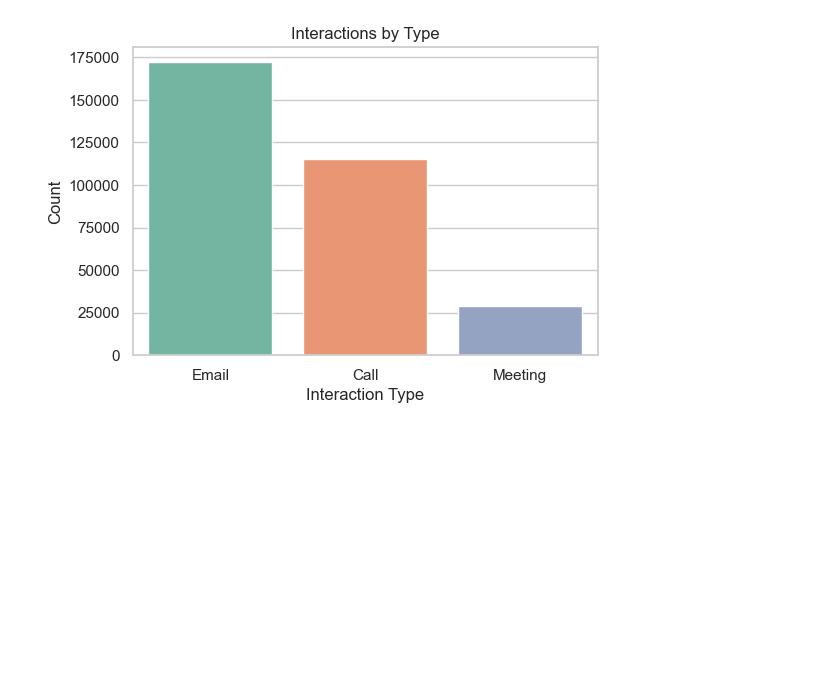
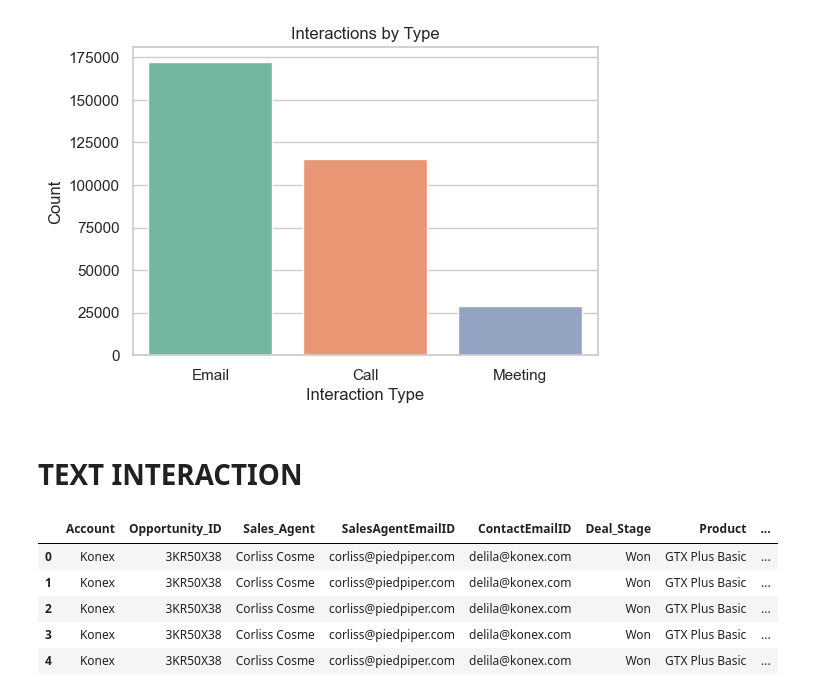
Before and after one commit to TravisJohn/kaggle-projects, a Jupyter notebook: sales-forecasting/notebooks/working.ipynb, the cells around one changed output. Cells and saved outputs as stored; diff of their text form; code cells hidden in the pictures; blank space fills up the shorter version.

```diff
--- a/sales-forecasting/notebooks/working.ipynb
+++ b/sales-forecasting/notebooks/working.ipynb
@@ -164,3 +118,28 @@ Passing `palette` without assigning `hue` is deprecated and will be removed in v
 
   sns.barplot(x=interaction_type_counts.index, y=interaction_type_counts.values, palette="Set2")
 [figure]
+# %% [markdown]
+# TEXT INTERACTION
+# %%
+# Merge based on sales agent (fromEmailId) and contact (toEmailId) to capture all relevant interactions
+merged_data = pd.merge(sales_pipeline, interactions,
+                       left_on=['SalesAgentEmailID', 'ContactEmailID'],
+                       right_on=['fromEmailId', 'toEmailId'],
+                       how='inner')
+
+
+# Create DataFrames for won and lost interactions
+won_interactions = merged_data[merged_data['Deal_Stage'] == 'Won'].copy()
+lost_interactions = merged_data[merged_data['Deal_Stage'] == 'Lost'].copy()
+
+# Now you can proceed with the text cleaning process
+
+# Display the first few rows of the merged data
+display(merged_data.head())
+# %% [output]
+|  | Account | Opportunity_ID | Sales_Agent | SalesAgentEmailID | ContactEmailID | Deal_Stage | Product | ... |
+| 0 | Konex | 3KR50X38 | Corliss Cosme | corliss@piedpiper.com | delila@konex.com | Won | GTX Plus Basic | ... |
+| 1 | Konex | 3KR50X38 | Corliss Cosme | corliss@piedpiper.com | delila@konex.com | Won | GTX Plus Basic | ... |
+| 2 | Konex | 3KR50X38 | Corliss Cosme | corliss@piedpiper.com | delila@konex.com | Won | GTX Plus Basic | ... |
+| 3 | Konex | 3KR50X38 | Corliss Cosme | corliss@piedpiper.com | delila@konex.com | Won | GTX Plus Basic | ... |
+| 4 | Konex | 3KR50X38 | Corliss Cosme | corliss@piedpiper.com | delila@konex.com | Won | GTX Plus Basic | ... |
```
Also changed, not shown: parts of 17 cells of this notebook.
